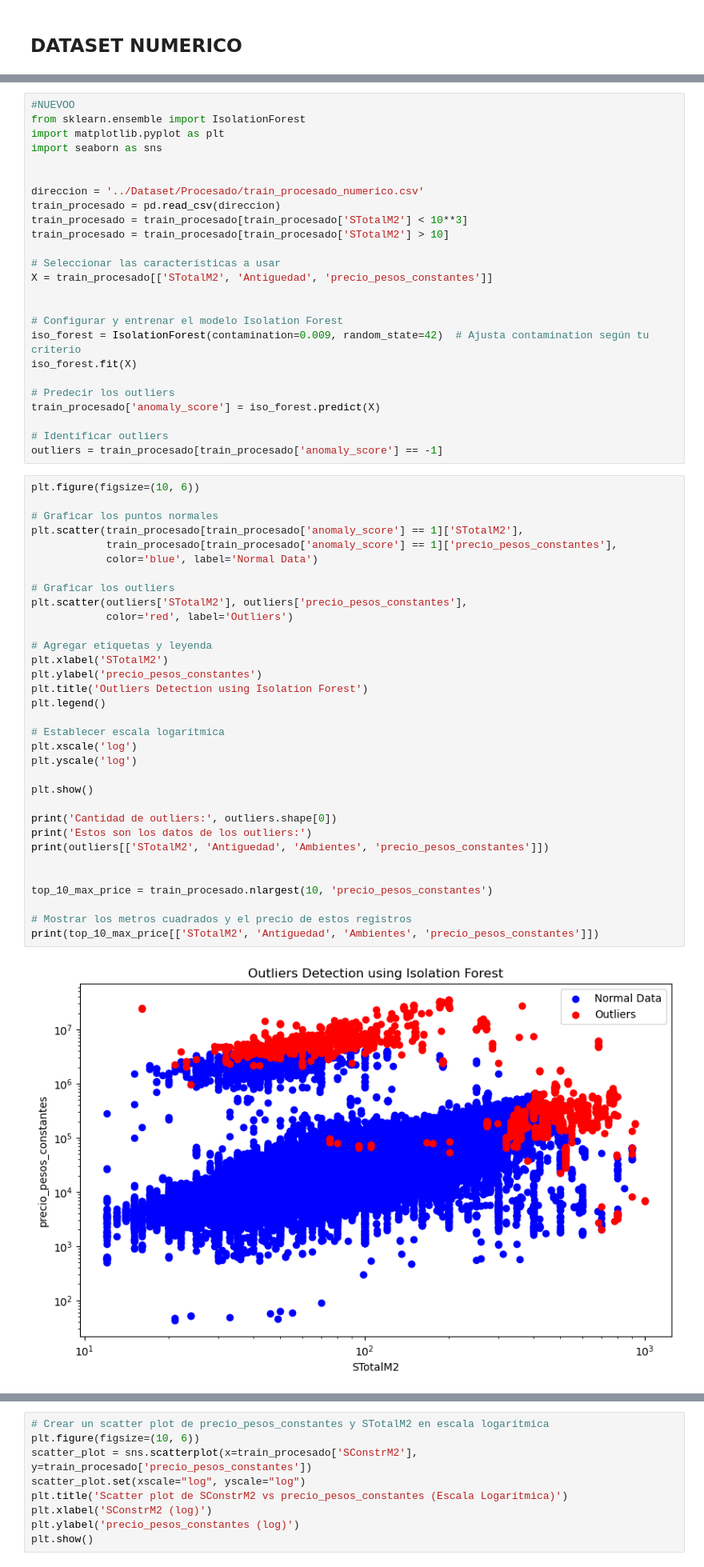
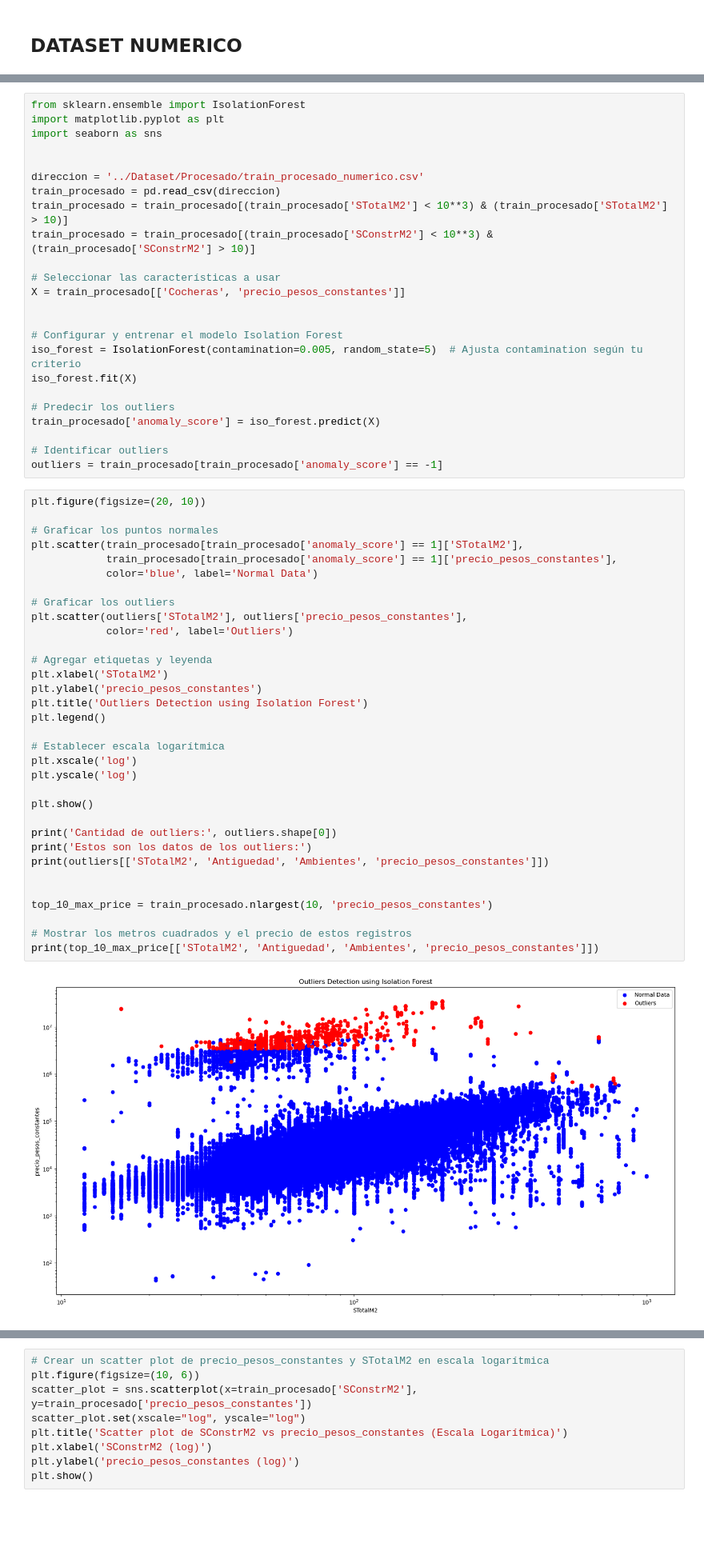
Before and after one commit to Ciror3/proyecto_final_Guerrero_Russi, a Jupyter notebook: notebooks/preprocesamiento.ipynb, the cells around one changed output, grey strips where cells are left out. Shown at 80% size. Saved outputs shown, nothing was run; the diff lists cells and outputs as text; blank space fills up the shorter version.

```diff
--- a/notebooks/preprocesamiento.ipynb
+++ b/notebooks/preprocesamiento.ipynb
@@ -72,5 +76,4 @@ val_procesado = pd.read_csv(direccion)
 # %%
-#NUEVOO
 from sklearn.ensemble import IsolationForest
 import matplotlib.pyplot as plt
 import seaborn as sns
@@ -78,15 +81,15 @@ import seaborn as sns
 
 direccion = '../Dataset/Procesado/train_procesado_numerico.csv'
 train_procesado = pd.read_csv(direccion)
-train_procesado = train_procesado[train_procesado['STotalM2'] < 10**3]
-train_procesado = train_procesado[train_procesado['STotalM2'] > 10]
+train_procesado = train_procesado[(train_procesado['STotalM2'] < 10**3) & (train_procesado['STotalM2'] > 10)]
+train_procesado = train_procesado[(train_procesado['SConstrM2'] < 10**3) & (train_procesado['SConstrM2'] > 10)]
 
 # Seleccionar las características a usar
-X = train_procesado[['STotalM2', 'Antiguedad', 'precio_pesos_constantes']]
+X = train_procesado[['Cocheras', 'precio_pesos_constantes']]
 
 
 # Configurar y entrenar el modelo Isolation Forest
-iso_forest = IsolationForest(contamination=0.009, random_state=42)  # Ajusta contamination según tu criterio
+iso_forest = IsolationForest(contamination=0.005, random_state=5)  # Ajusta contamination según tu criterio
 iso_forest.fit(X)
 
 # Predecir los outliers
@@ -95,37 +98,37 @@ train_procesado['anomaly_score'] = iso_forest.predict(X)
 # Identificar outliers
 outliers = train_procesado[train_procesado['anomaly_score'] == -1]
 # %%
-plt.figure(figsize=(10, 6))
+plt.figure(figsize=(20, 10))
 
 # Graficar los puntos normales
 plt.scatter(train_procesado[train_procesado['anomaly_score'] == 1]['STotalM2'],
             train_procesado[train_procesado['anomaly_score'] == 1]['precio_pesos_constantes'],
             color='blue', label='Normal Data')
 
 # Graficar los outliers
 plt.scatter(outliers['STotalM2'], outliers['precio_pesos_constantes'],
             color='red', label='Outliers')
 
 # Agregar etiquetas y leyenda
 plt.xlabel('STotalM2')
 plt.ylabel('precio_pesos_constantes')
 plt.title('Outliers Detection using Isolation Forest')
 plt.legend()
 
 # Establecer escala logarítmica
 plt.xscale('log')
 plt.yscale('log')
 
 plt.show()
 
 print('Cantidad de outliers:', outliers.shape[0])
 print('Estos son los datos de los outliers:')
 print(outliers[['STotalM2', 'Antiguedad', 'Ambientes', 'precio_pesos_constantes']])
 
 
 top_10_max_price = train_procesado.nlargest(10, 'precio_pesos_constantes')
 
 # Mostrar los metros cuadrados y el precio de estos registros
 print(top_10_max_price[['STotalM2', 'Antiguedad', 'Ambientes', 'precio_pesos_constantes']])
 # %% [output]
-[figure, old version]
+[figure, new version]
```
Also changed, not shown: parts of 5 cells of this notebook, 1 other file.
